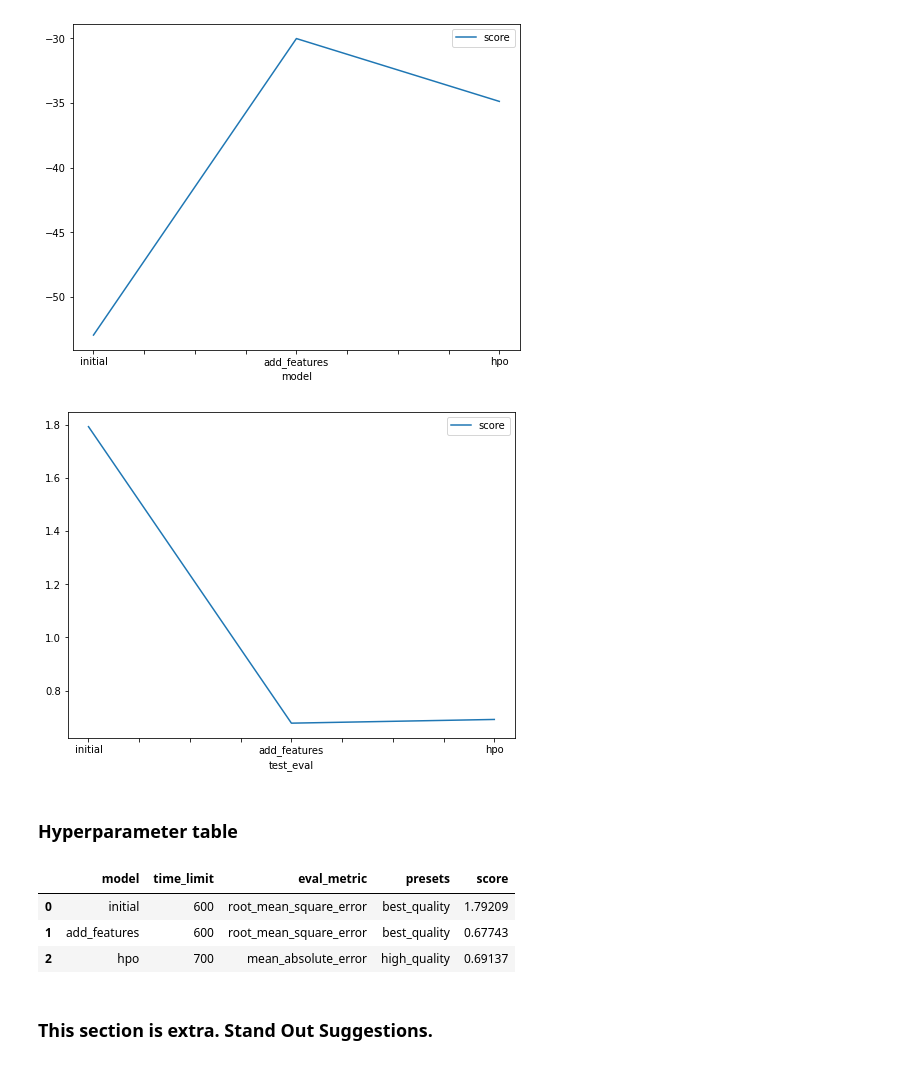
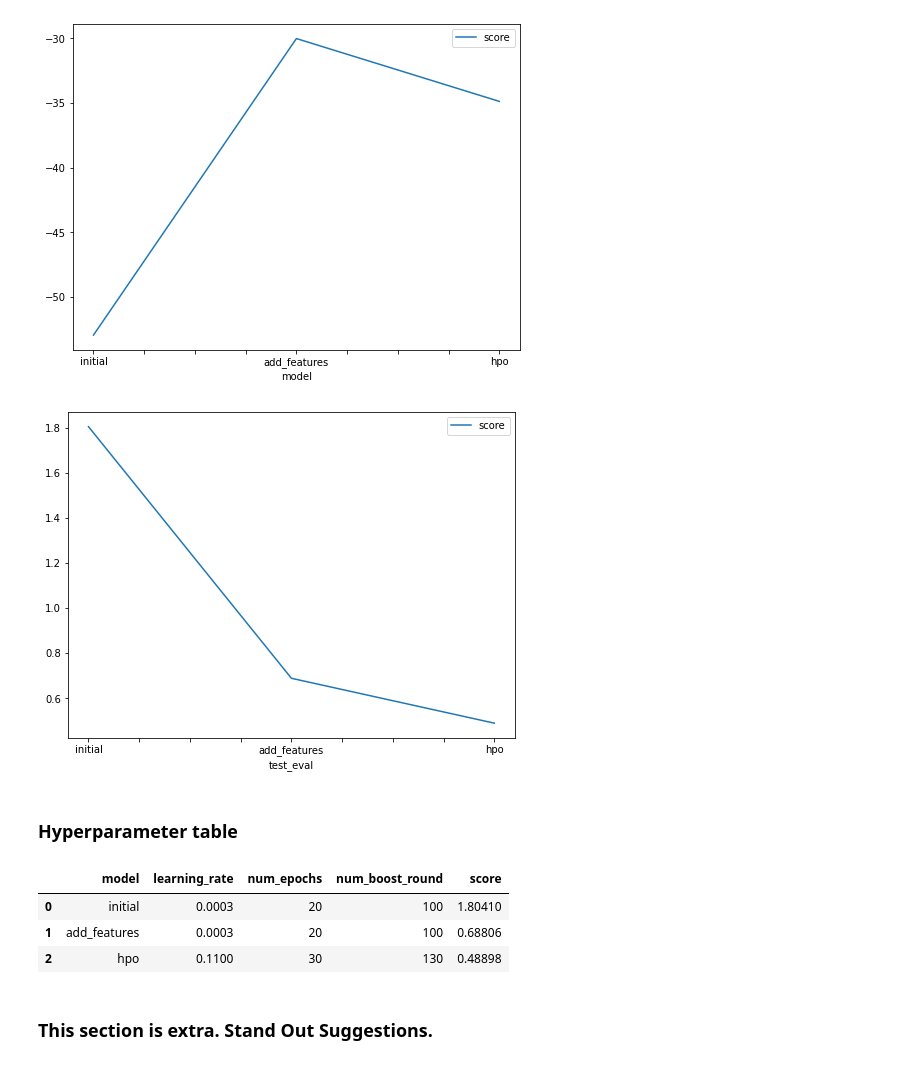
Before and after one commit to LucyLedezma/AWS_project_bike_sharing_Ledezma_Lucia_del-Valle, a Jupyter notebook: project/project-notebook.ipynb, the cells around one changed output. Cells and saved outputs as stored; diff of their text form; code cells hidden in the pictures.

```diff
--- a/project/project-notebook.ipynb
+++ b/project/project-notebook.ipynb
@@ -626,32 +626,32 @@ fig.savefig('img/model_train_score.png')
 # %%
 # Take the 3 kaggle scores and creating a line plot to show improvement
 fig = pd.DataFrame(
     {
         "test_eval": ["initial", "add_features", "hpo"],
-        "score":[ 1.79209, 0.67743, 0.69137]
+        "score":[ 1.80410, 0.68806, 0.48898]
     }
 ).plot(x="test_eval", y="score", figsize=(8, 6)).get_figure()
 fig.savefig('img/model_test_score.png')
 # %% [output]
-[figure, old version]
+[figure, new version]
 # %% [markdown]
 ### Hyperparameter table
 # %%
 # The 3 hyperparameters we tuned with the kaggle score as the result
-df = pd.DataFrame({
+df =  pd.DataFrame({
     "model": ["initial", "add_features", "hpo"],
-    "time_limit": [600, 600, 700],
-    "eval_metric": ["root_mean_square_error", "root_mean_square_error", "mean_absolute_error"],
-    "presets": ["best_quality", "best_quality", "high_quality"],
-    "score":[ 1.79209, 0.67743, 0.69137]
+    "learning_rate": [3e-4 , 3e-4, 0.11],
+    "num_epochs": [20, 20, 30],
+    "num_boost_round": [100, 100, 130],
+    "score": [ 1.80410, 0.68806, 0.48898]
 })
 df.to_csv("ext/summary.csv")
 df.head()
 # %% [output]
-|  | model | time_limit | eval_metric | presets | score |
-| 0 | initial | 600 | root_mean_square_error | best_quality | 1.79209 |
-| 1 | add_features | 600 | root_mean_square_error | best_quality | 0.67743 |
-| 2 | hpo | 700 | mean_absolute_error | high_quality | 0.69137 |
+|  | model | learning_rate | num_epochs | num_boost_round | score |
+| 0 | initial | 0.0003 | 20 | 100 | 1.80410 |
+| 1 | add_features | 0.0003 | 20 | 100 | 0.68806 |
+| 2 | hpo | 0.1100 | 30 | 130 | 0.48898 |
 # %% [markdown]
 ### This section is extra. Stand Out Suggestions.
 # %%
```
Also changed, not shown: parts of 6 cells of this notebook, 6 other files.
